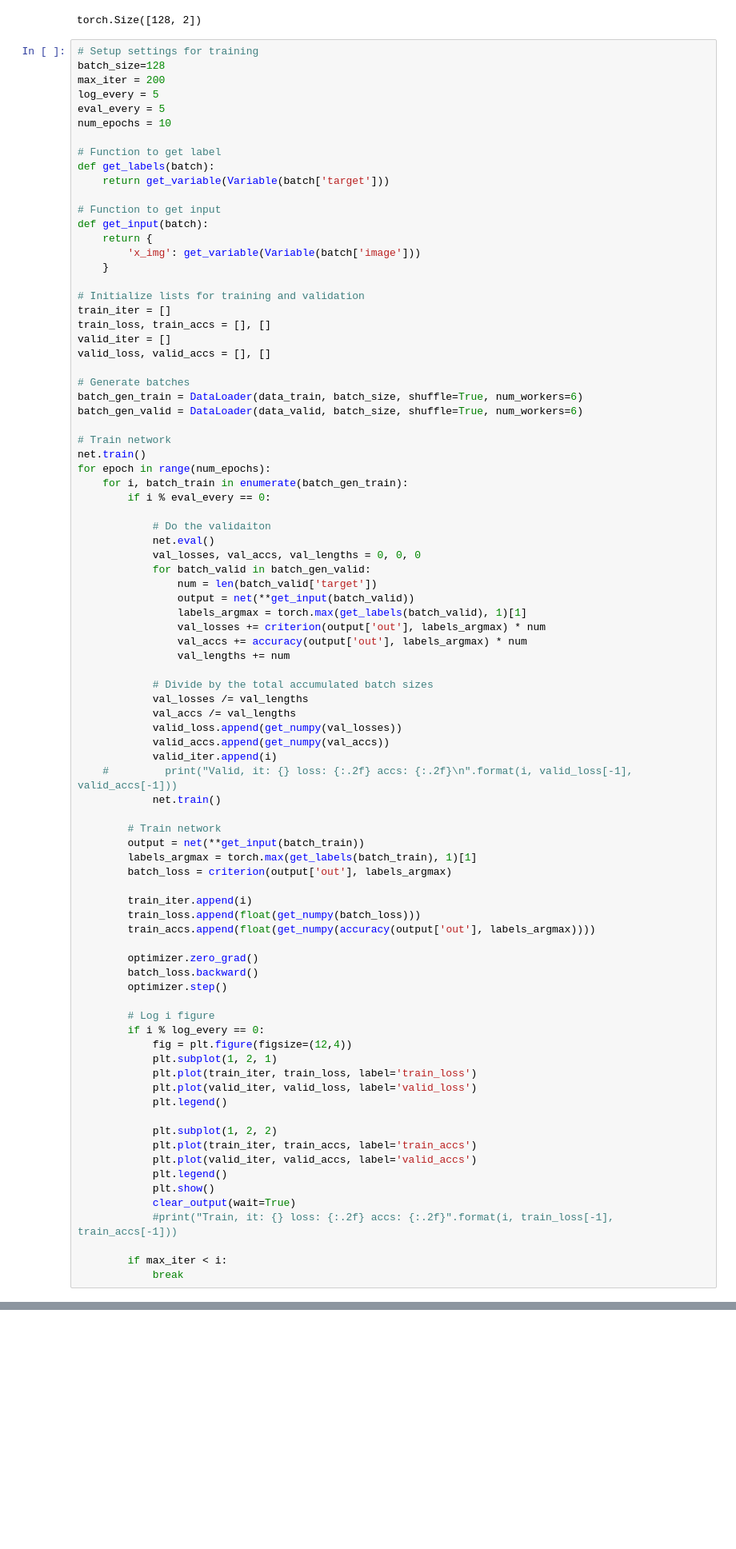
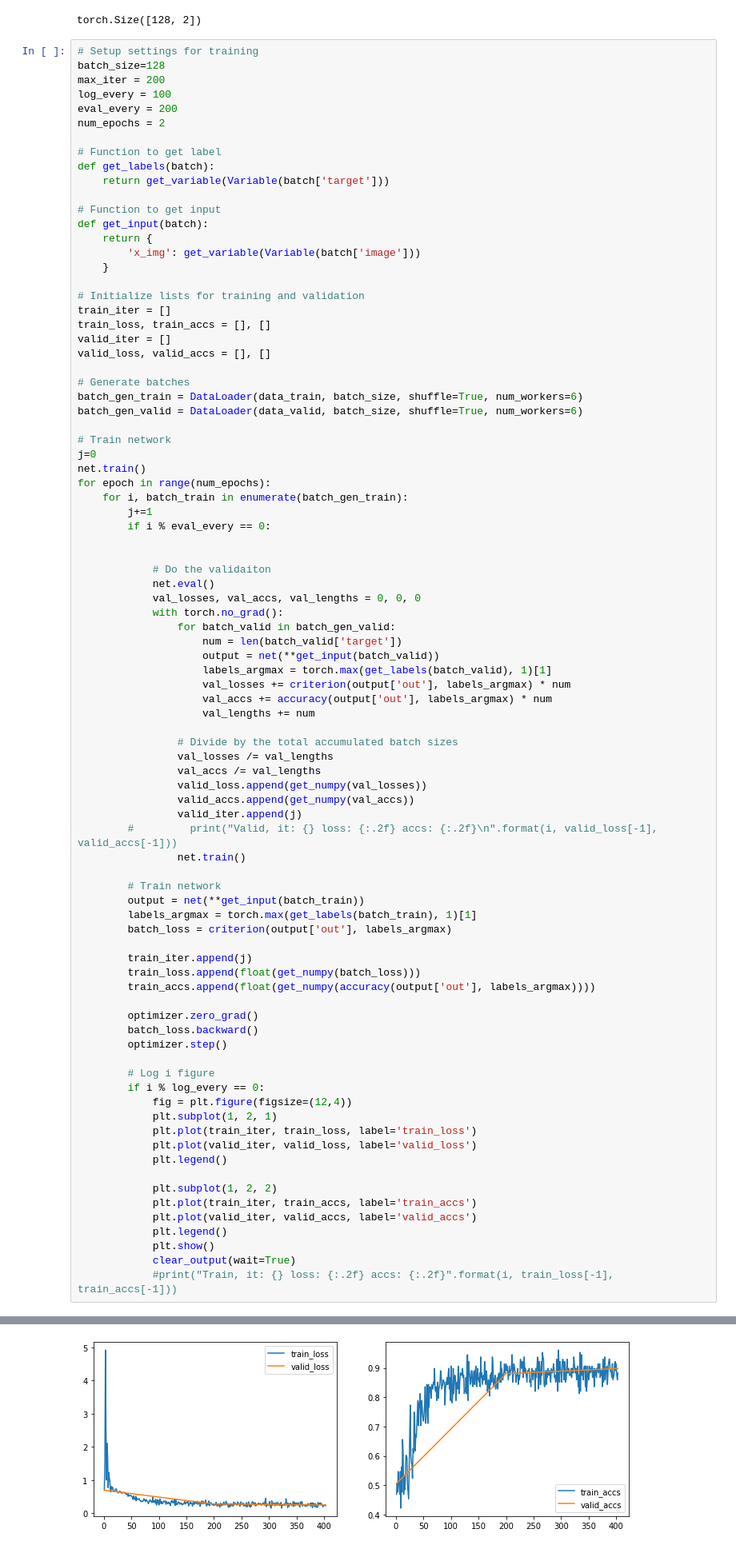
Before and after one commit to mar10nJohns1/AlgorithmicFairness, a Jupyter notebook: Project.ipynb, the cells around one changed output, grey strips where cells are left out. Shown at 80% size. Drawn from its saved outputs; the diff is of its cells as text; blank space fills up the shorter version.

```diff
--- a/Project.ipynb
+++ b/Project.ipynb
@@ -237,9 +239,9 @@ torch.Size([128, 2])
 # Setup settings for training
 batch_size=128
 max_iter = 200
-log_every = 5
-eval_every = 5
-num_epochs = 10
+log_every = 100
+eval_every = 200
+num_epochs = 2
 
 # Function to get label
 def get_labels(batch):
@@ -262,37 +264,41 @@ batch_gen_train = DataLoader(data_train, batch_size, shuffle=True, num_workers=6
 batch_gen_valid = DataLoader(data_valid, batch_size, shuffle=True, num_workers=6)
 
 # Train network
+j=0
 net.train()
 for epoch in range(num_epochs):
     for i, batch_train in enumerate(batch_gen_train):
+        j+=1
         if i % eval_every == 0:
+
 
             # Do the validaiton
             net.eval()
             val_losses, val_accs, val_lengths = 0, 0, 0
-            for batch_valid in batch_gen_valid:
-                num = len(batch_valid['target'])
-                output = net(**get_input(batch_valid))
-                labels_argmax = torch.max(get_labels(batch_valid), 1)[1]
-                val_losses += criterion(output['out'], labels_argmax) * num
-                val_accs += accuracy(output['out'], labels_argmax) * num
-                val_lengths += num
+            with torch.no_grad():
+                for batch_valid in batch_gen_valid:
+                    num = len(batch_valid['target'])
+                    output = net(**get_input(batch_valid))
+                    labels_argmax = torch.max(get_labels(batch_valid), 1)[1]
+                    val_losses += criterion(output['out'], labels_argmax) * num
+                    val_accs += accuracy(output['out'], labels_argmax) * num
+                    val_lengths += num
 
-            # Divide by the total accumulated batch sizes
-            val_losses /= val_lengths
-            val_accs /= val_lengths
-            valid_loss.append(get_numpy(val_losses))
-            valid_accs.append(get_numpy(val_accs))
-            valid_iter.append(i)
-    #         print("Valid, it: {} loss: {:.2f} accs: {:.2f}\n".format(i, valid_loss[-1], valid_accs[-1]))
-            net.train()
+                # Divide by the total accumulated batch sizes
+                val_losses /= val_lengths
+                val_accs /= val_lengths
+                valid_loss.append(get_numpy(val_losses))
+                valid_accs.append(get_numpy(val_accs))
+                valid_iter.append(j)
+        #         print("Valid, it: {} loss: {:.2f} accs: {:.2f}\n".format(i, valid_loss[-1], valid_accs[-1]))
+                net.train()
 
         # Train network
         output = net(**get_input(batch_train))
         labels_argmax = torch.max(get_labels(batch_train), 1)[1]
         batch_loss = criterion(output['out'], labels_argmax)
 
-        train_iter.append(i)
+        train_iter.append(j)
         train_loss.append(float(get_numpy(batch_loss)))
         train_accs.append(float(get_numpy(accuracy(output['out'], labels_argmax))))
 
@@ -315,7 +321,4 @@ for epoch in range(num_epochs):
             plt.show()
             clear_output(wait=True)
             #print("Train, it: {} loss: {:.2f} accs: {:.2f}".format(i, train_loss[-1], train_accs[-1]))
-
-        if max_iter < i:
-            break
 # %% [output]
@@ -323,3 +325,4 @@ KeyboardInterrupt:
+[figure, added]
 # %%
 print("Train, it: {} loss: {:.2f} accs: {:.2f}".format(i, train_loss[-1], train_accs[-1]))
 print("Valid, it: {} loss: {:.2f} accs: {:.4f}".format(i, valid_loss[-1], valid_accs[-1]))
```
Also changed, not shown: parts of 32 cells of this notebook.
